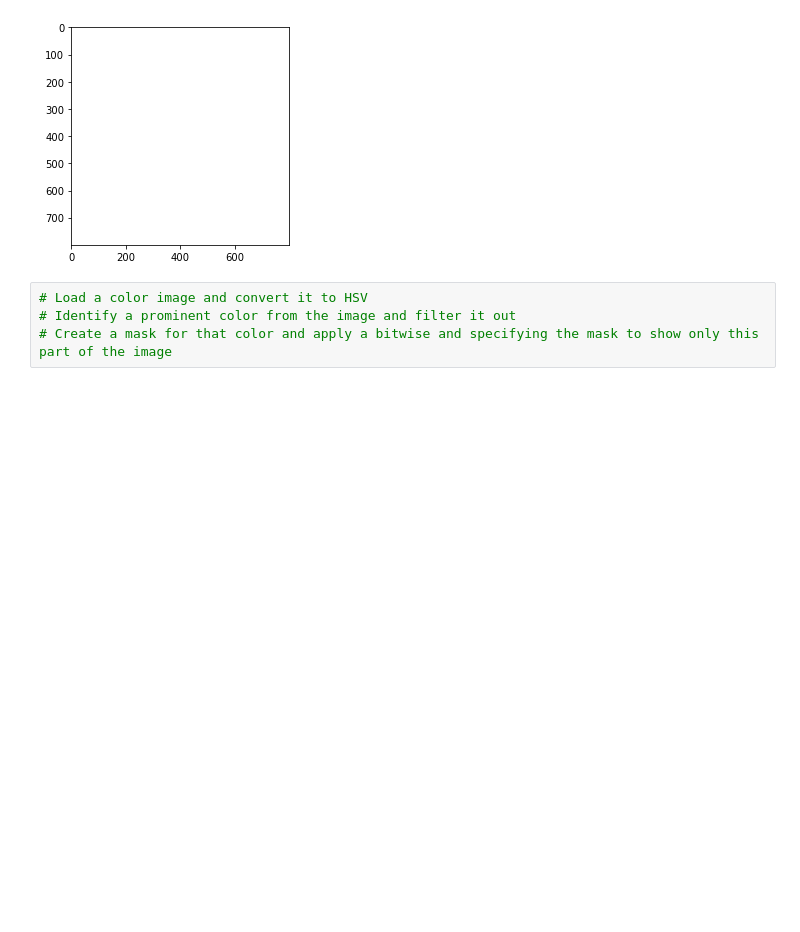
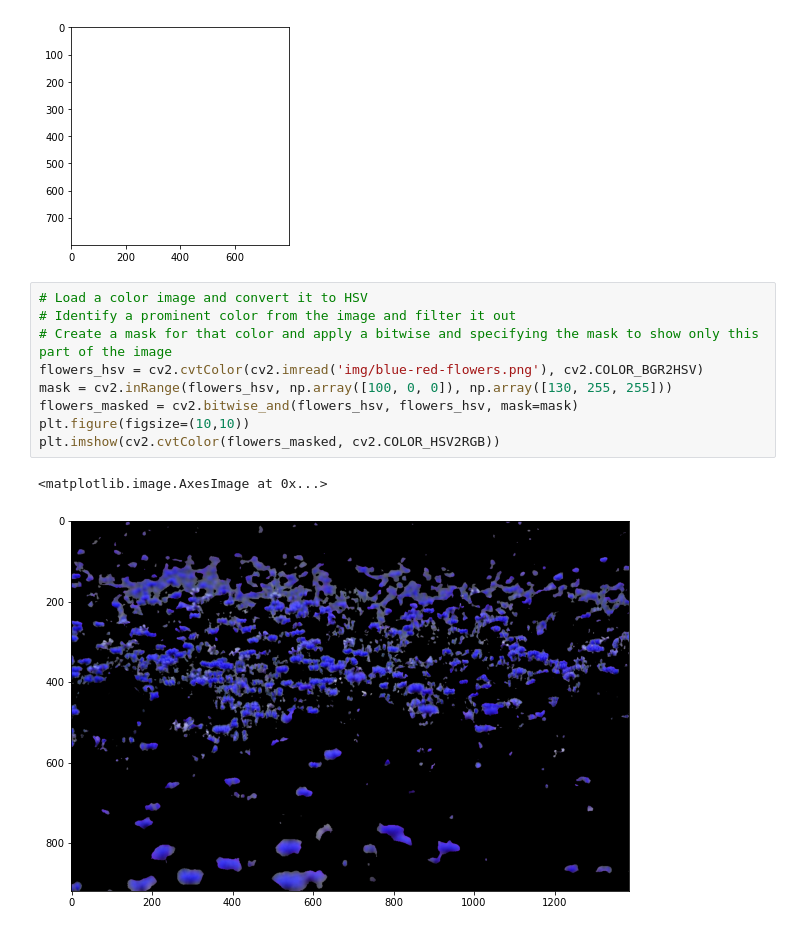
Before and after one commit to martinezpl/Strive, a Jupyter notebook: M6/03. Histograms, transformations and Bitwise ops/Bitwise operators.ipynb, the cells around one changed output. Cells and saved outputs as stored; diff of their text form; blank space fills up the shorter version.

```diff
--- a/M6/03. Histograms, transformations and Bitwise ops/Bitwise operators.ipynb
+++ b/M6/03. Histograms, transformations and Bitwise ops/Bitwise operators.ipynb
@@ -56,7 +56,15 @@ plt.imshow(can_merged)
 # %%
 # Load a color image and convert it to HSV
 # Identify a prominent color from the image and filter it out
 # Create a mask for that color and apply a bitwise and specifying the mask to show only this part of the image
+flowers_hsv = cv2.cvtColor(cv2.imread('img/blue-red-flowers.png'), cv2.COLOR_BGR2HSV)
+mask = cv2.inRange(flowers_hsv, np.array([100, 0, 0]), np.array([130, 255, 255]))
+flowers_masked = cv2.bitwise_and(flowers_hsv, flowers_hsv, mask=mask)
+plt.figure(figsize=(10,10))
+plt.imshow(cv2.cvtColor(flowers_masked, cv2.COLOR_HSV2RGB))
+# %% [output]
+<matplotlib.image.AxesImage at 0x...>
+[figure, added]
 # %%
 # With the same image and mask you have created above now apply a bitwise not specifying the mask
 # to show everything but the color you masked out before
```
Also changed, not shown: parts of 1 cell of this notebook, 1 other file.
